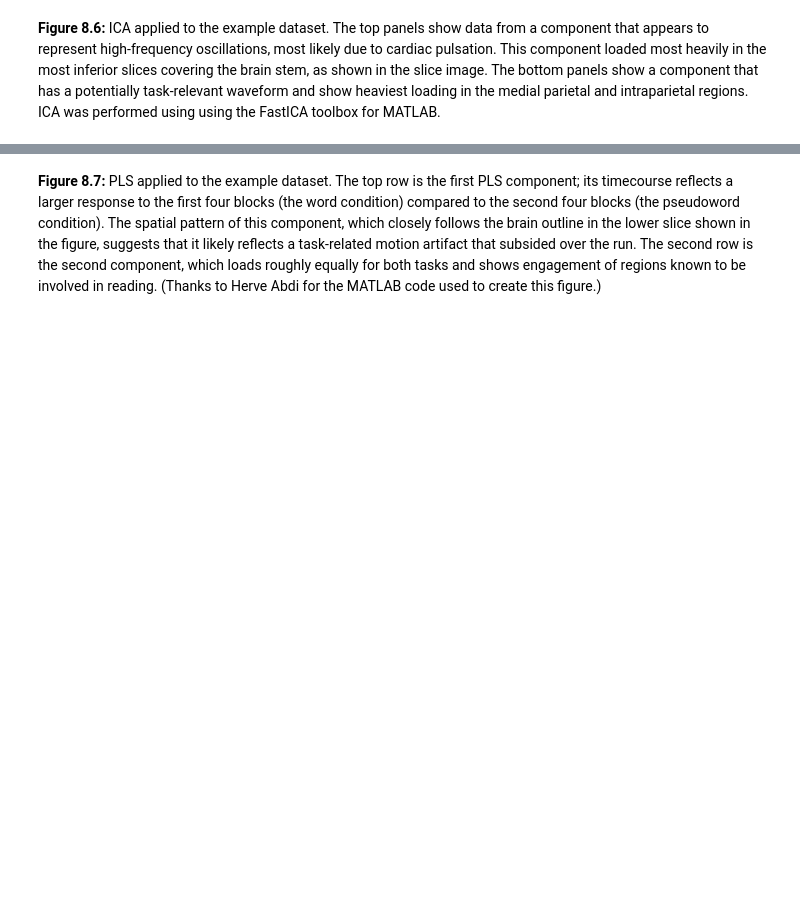
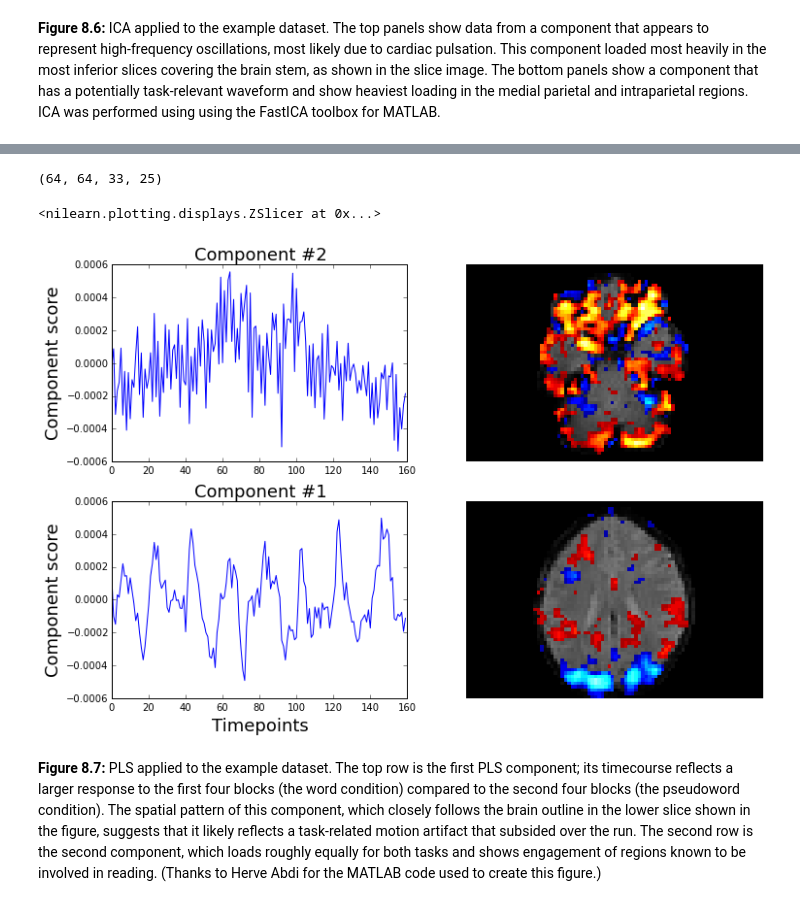
Before and after one commit to poldrack/fmri-handbook-2e-code, a Jupyter notebook: notebooks/Chapter8-Connectivity/Chapter8-Connectivity.ipynb, the cells around one changed output, grey strips where cells are left out. Cells and saved outputs as stored; diff of their text form; code cells hidden in the pictures; blank space fills up the shorter version.

```diff
--- a/notebooks/Chapter8-Connectivity/Chapter8-Connectivity.ipynb
+++ b/notebooks/Chapter8-Connectivity/Chapter8-Connectivity.ipynb
@@ -124,0 +252,54 @@ WImage(filename=os.path.join(orig_figuredir,'Figure_8_6.pdf'))
+# %%
+try:
+    ica_img
+except:
+
+    ica=sklearn.decomposition.FastICA(n_components=25,max_iter=10000,algorithm='parallel')
+    ica_fitted=ica.fit_transform(fmri_masked.T)
+    ica_img=nifti_masker.inverse_transform(ica_fitted.T)
+
+print ica_img.shape
+cut_coords=[-55]
+plt.figure(figsize=(12,8))
+compnum=1
+ax1 = plt.subplot2grid((2,2), (0,0))
+plt.plot(ica.components_[compnum,:])
+plt.title('Component #%d'%int(compnum+1),fontsize=18)
+plt.ylabel('Component score',fontsize=18)
+
+ax1 = plt.subplot2grid((2,2), (0,1))
+c1img=ica_img.get_data()[:,:,:,compnum]*1000.
+comp1=nibabel.Nifti1Image(c1img,
+                          nibabel.load(rhymemask).get_affine(),
+                          nibabel.load(rhymemask).get_header())
+thresh=scipy.stats.scoreatpercentile(c1img.ravel(),95)
+nilearn.plotting.plot_stat_map(comp1,nibabel.load(rhymemeanfile),
+                               axes=ax1,cut_coords=cut_coords,threshold=thresh,
+                               display_mode='z',colorbar=False,annotate=False)
+
+ax1 = plt.subplot2grid((2,2), (1,0))
+compnum=0
+cut_coords=[0]
+
+plt.plot(ica.components_[compnum,:])
+plt.title('Component #%d'%int(compnum+1),fontsize=18)
+plt.xlabel('Timepoints',fontsize=18)
+plt.ylabel('Component score',fontsize=18)
+
+ax1 = plt.subplot2grid((2,2), (1,1))
+
+c2img=ica_img.get_data()[:,:,:,compnum]*1000.
+
+comp2=nibabel.Nifti1Image(c2img,
+                          nibabel.load(rhymemask).get_affine(),
+                          nibabel.load(rhymemask).get_header())
+thresh=scipy.stats.scoreatpercentile(c2img.ravel(),95)
+nilearn.plotting.plot_stat_map(comp2,nibabel.load(rhymemeanfile),
+                               axes=ax1,cut_coords=cut_coords,threshold=thresh,
+                              display_mode='z',colorbar=False,annotate=False)
+
+#plt.savefig(os.path.join(figuredir,'Figure_8_6.svg'),format='svg',dpi=1200)
+# %% [output]
+(64, 64, 33, 25)
+<nilearn.plotting.displays.ZSlicer at 0x...>
+[figure, added]
```
Also changed, not shown: parts of 4 cells of this notebook.
